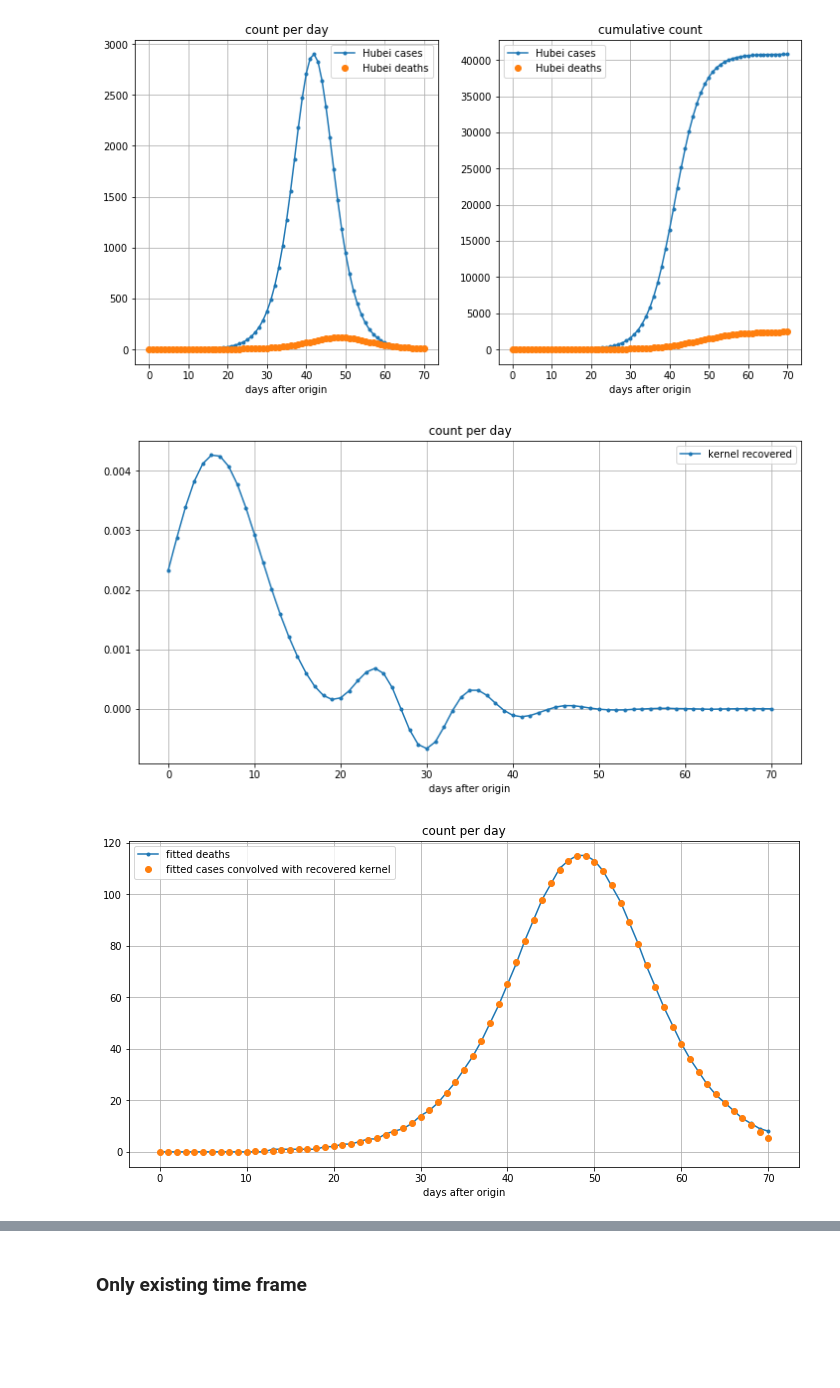
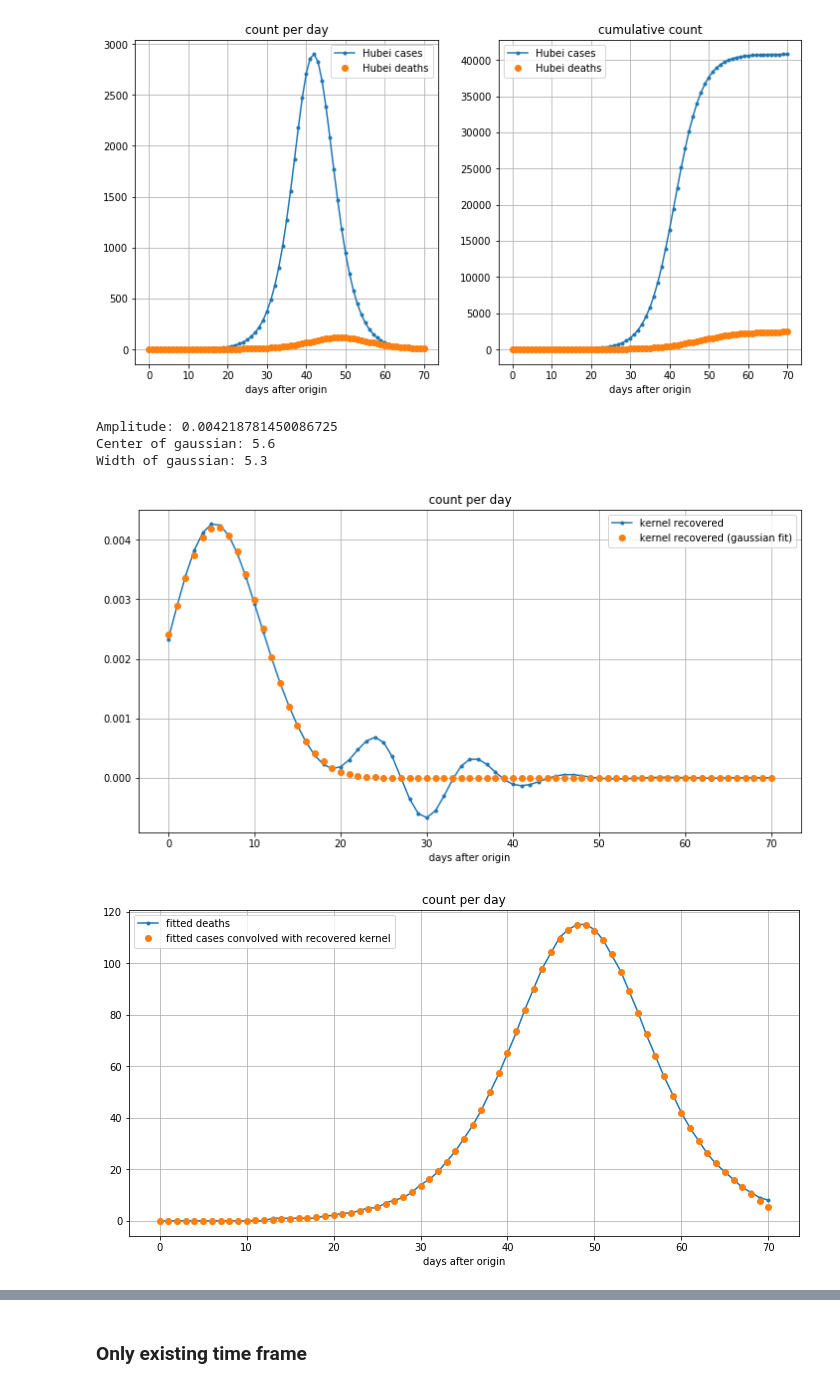
Before and after one commit to fredericpoitevin/tseries-deconvolution, a Jupyter notebook: Deconvolving_causal_time_series.ipynb, the cells around one changed output, grey strips where cells are left out. Drawn from its saved outputs; the diff is of its cells as text; code cells hidden in the pictures; blank space fills up the shorter version.

```diff
--- a/Deconvolving_causal_time_series.ipynb
+++ b/Deconvolving_causal_time_series.ipynb
@@ -82,11 +82,20 @@ display(ndays,c=data_padded[:,2],d=data_padded[:,3], labels=['Hubei cases', 'Hub
 # %%
 d_fft = np.fft.fft(data_padded[:,3])
 c_fft = np.fft.fft(data_padded[:,2])
 k_recovered_fft = d_fft*np.conj(c_fft)/(np.abs(c_fft)**2+1e6)
 k_recovered = np.roll(np.real(np.fft.ifft(k_recovered_fft)),ndays-1)
-display(ndays,c=k_recovered, labels=['kernel recovered', ], show_cumul=False)
 d_reconstruction = build_d(np.arange(-ndays,ndays), cause=data_padded[:,2], kernel=k_recovered)
-display(ndays,c=data_padded[:,3],d=d_reconstruction, labels=['fitted deaths', 'fitted cases convolved with recovered kernel'], show_cumul=False)
+from scipy.optimize import curve_fit
+popt, pcov = curve_fit(gaussian, np.arange(k_recovered.shape[0]), k_recovered, p0=(0.001,80,3))
+print('Amplitude: {}\nCenter of gaussian: {:.1f}\nWidth of gaussian: {:.1f}'.format(popt[0], popt[1]-k_recovered.shape[0]/2, popt[2]))
+#
+display(ndays,c=k_recovered, d=gaussian(np.arange(-ndays,ndays),popt[0],popt[1]-ndays,popt[2]),
+        labels=['kernel recovered', 'kernel recovered (gaussian fit)'], show_cumul=False)
+display(ndays,c=data_padded[:,3],d=d_reconstruction,
+        labels=['fitted deaths', 'fitted cases convolved with recovered kernel'], show_cumul=False)
 # %% [output]
+Amplitude: 0.004218781450086725
+Center of gaussian: 5.6
+Width of gaussian: 5.3
-[figure, old version]
+[figure, new version]
 [figure]
```
Also changed, not shown: parts of 3 cells of this notebook.
